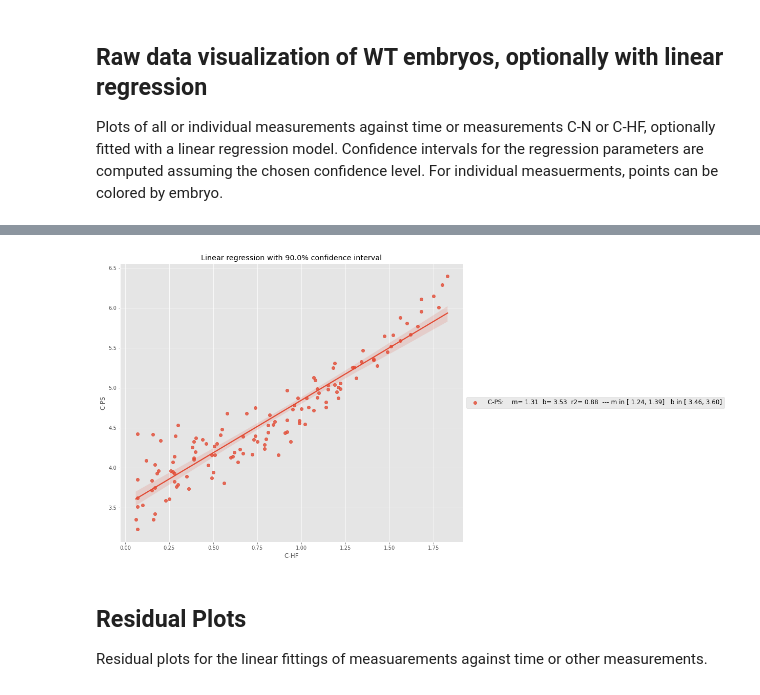
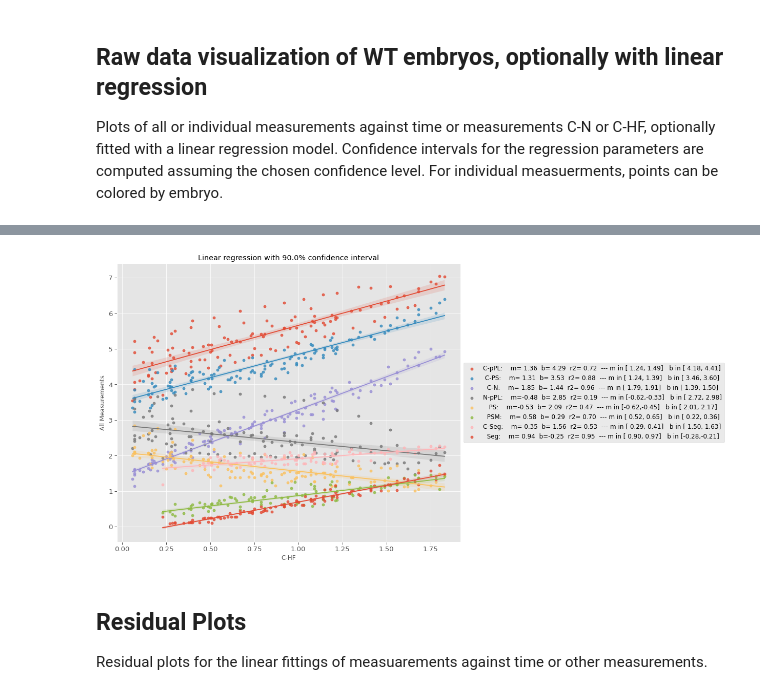
Before and after one commit to pjmartel/ChEEQ_tool, a Jupyter notebook: embryo_tool.ipynb, the cells around one changed output, grey strips where cells are left out. Saved outputs shown, nothing was run; the diff lists cells and outputs as text; code cells hidden in the pictures.

```diff
--- a/embryo_tool.ipynb
+++ b/embryo_tool.ipynb
@@ -363,7 +370,7 @@ export_button(fig,"linear_confidence.pdf")
 
 regression_lines  = 'Yes' #@param ['Yes', 'No']
 fit_reg = regression_lines == 'Yes'
-measure = 'C-PS' #@param ['all', 'C-pPL', 'C-PS', 'C-N', 'N-pPL', 'PS', 'PSM', 'C-Seg', 'Seg', 'C-HF']
+measure = 'all' #@param ['all', 'C-pPL', 'C-PS', 'C-N', 'N-pPL', 'PS', 'PSM', 'C-Seg', 'Seg', 'C-HF']
 measures = all_measures if measure == 'all' else [measure]
 color_by_embryo = "No" #@param ['No', 'Yes']
 color_by_embryo = (color_by_embryo == "Yes" and not measure == 'all')
@@ -381,34 +388,34 @@ if measure == x_var:
 ax.set_title(f"Linear regression with {confidence_interval:.1%} confidence interval")
 for c in measures:
   if x_var == c:
     continue
   temp_data = data_ref[[x_var, c]].copy()
   temp_data.dropna(axis=0, how='any', inplace=True)
   m, b, r, _, _ = linregress(temp_data[x_var], temp_data[c])
   _, _, _, _, m_int, b_int = linreg_interval(temp_data[x_var],
                                              temp_data[c],
                                              confidence_interval)
   label = f"{c:>5}:    m={m:5.2f}  b={b:5.2f}  r2={r*r:5.2f}"
   label = label + "  --- m in [{:5.2f},{:5.2f}]   b in [{:5.2f},{:5.2f}]".format(*m_int,*b_int)
   if len(measures) == 1 and color_by_embryo:
     plt.close(fig)
     #fig.clf()
     g=sb.lmplot(x=x_var, y=c,data=data_ref, hue="Embryo", fit_reg=False)
     fig = plt.gcf()
     fig.set_size_inches(12,10)
     sb.regplot(ax=g.ax, x=x_var, y=c,data=data_ref, label=label, fit_reg=fit_reg,scatter=False)
 
   else:
     sb.regplot(ax=ax, x=x_var, y=c,data=data_ref, label=label, fit_reg=fit_reg)
 
 #_ = ax.legend(bbox_to_anchor=(1,0.65))
 y_label = "All Measurements" if measure == 'all' else measure
 _ = ax.set_ylabel(y_label)
 if fit_reg and not color_by_embryo :
   _ = ax.legend(bbox_to_anchor=(1.,0.5), loc=('center left'),prop=fontP)
 # %% [output]
 [interactive output not drawn]
-[figure, old version]
+[figure, new version]
 # %% [markdown]
 ## Residual Plots
 Residual plots for the linear fittings of measuarements against time or other measurements.
```
Also changed, not shown: parts of 15 cells of this notebook.
